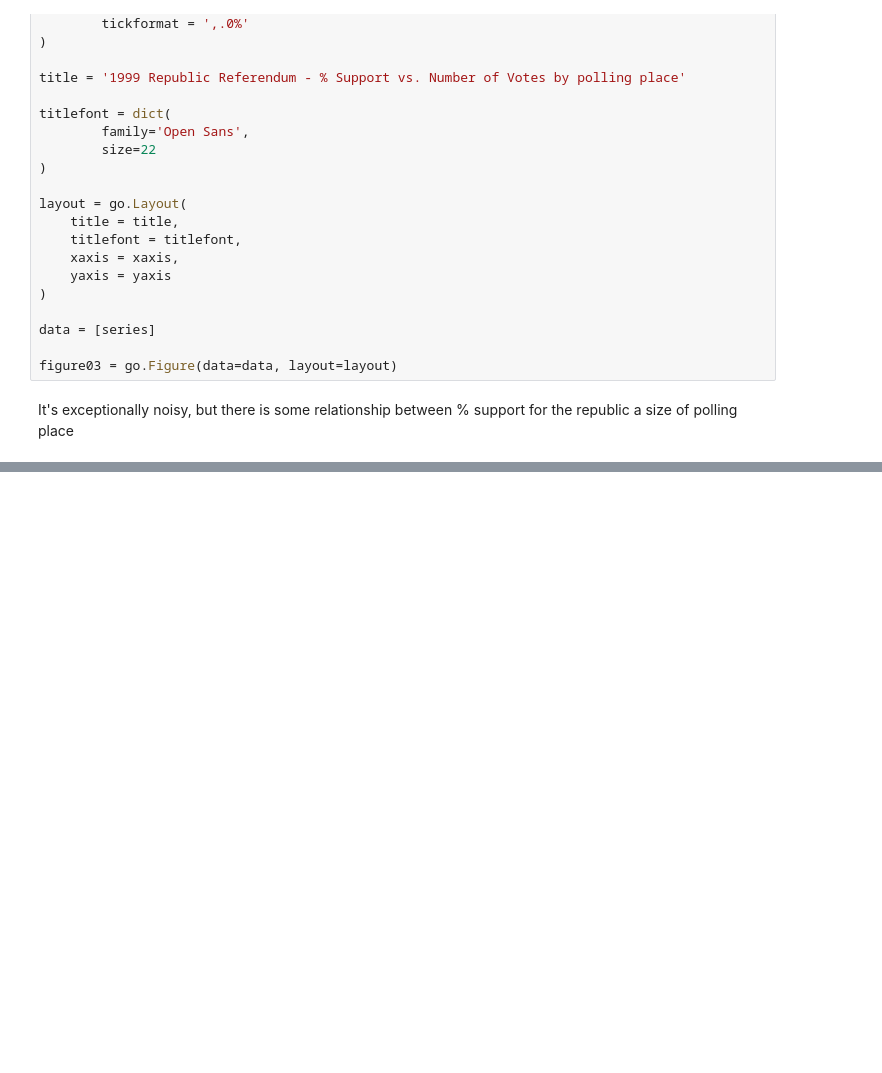
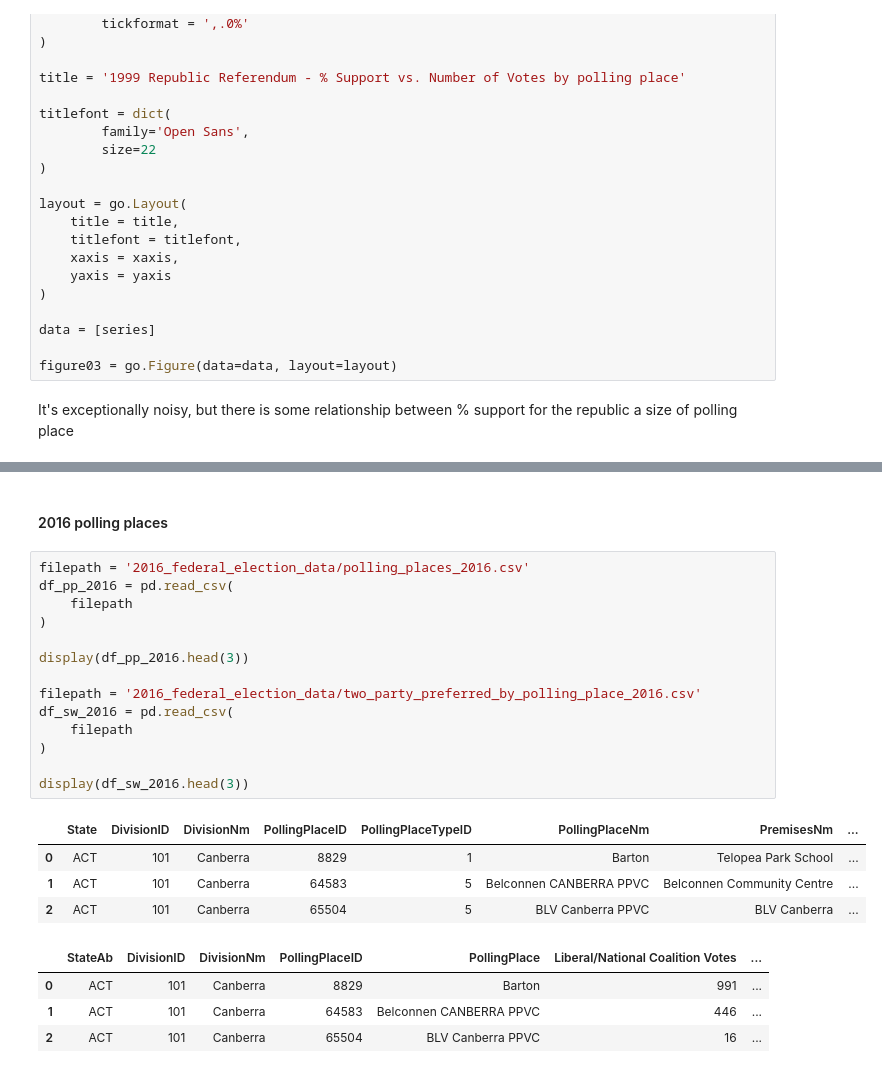
Before and after one commit to jaketclarke/australian_referenda, a Jupyter notebook: republic_referendum_analytics.ipynb, the cells around one changed output, grey strips where cells are left out. Saved outputs shown, nothing was run; the diff lists cells and outputs as text; blank space fills up the shorter version.

Commit message:
began importing 2016 polling places

```diff
--- a/republic_referendum_analytics.ipynb
+++ b/republic_referendum_analytics.ipynb
@@ -277,0 +303,25 @@ py.iplot(figure03, filename='figure03')
+# %% [markdown]
+#### 2016 polling places
+# %%
+filepath = '2016_federal_election_data/polling_places_2016.csv'
+df_pp_2016 = pd.read_csv(
+    filepath
+)
+
+display(df_pp_2016.head(3))
+
+filepath = '2016_federal_election_data/two_party_preferred_by_polling_place_2016.csv'
+df_sw_2016 = pd.read_csv(
+    filepath
+)
+
+display(df_sw_2016.head(3))
+# %% [output]
+|  | State | DivisionID | DivisionNm | PollingPlaceID | PollingPlaceTypeID | PollingPlaceNm | PremisesNm | ... |
+| 0 | ACT | 101 | Canberra | 8829 | 1 | Barton | Telopea Park School | ... |
+| 1 | ACT | 101 | Canberra | 64583 | 5 | Belconnen CANBERRA PPVC | Belconnen Community Centre | ... |
+| 2 | ACT | 101 | Canberra | 65504 | 5 | BLV Canberra PPVC | BLV Canberra | ... |
+|  | StateAb | DivisionID | DivisionNm | PollingPlaceID | PollingPlace | Liberal/National Coalition Votes | ... |
+| 0 | ACT | 101 | Canberra | 8829 | Barton | 991 | ... |
+| 1 | ACT | 101 | Canberra | 64583 | Belconnen CANBERRA PPVC | 446 | ... |
+| 2 | ACT | 101 | Canberra | 65504 | BLV Canberra PPVC | 16 | ... |
```
Also changed, not shown: parts of 8 cells of this notebook.
